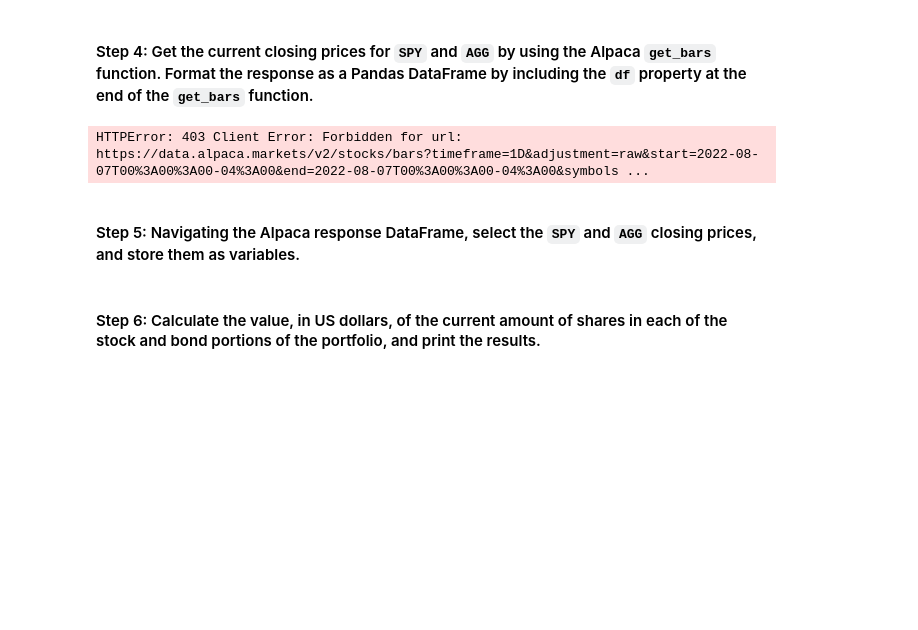
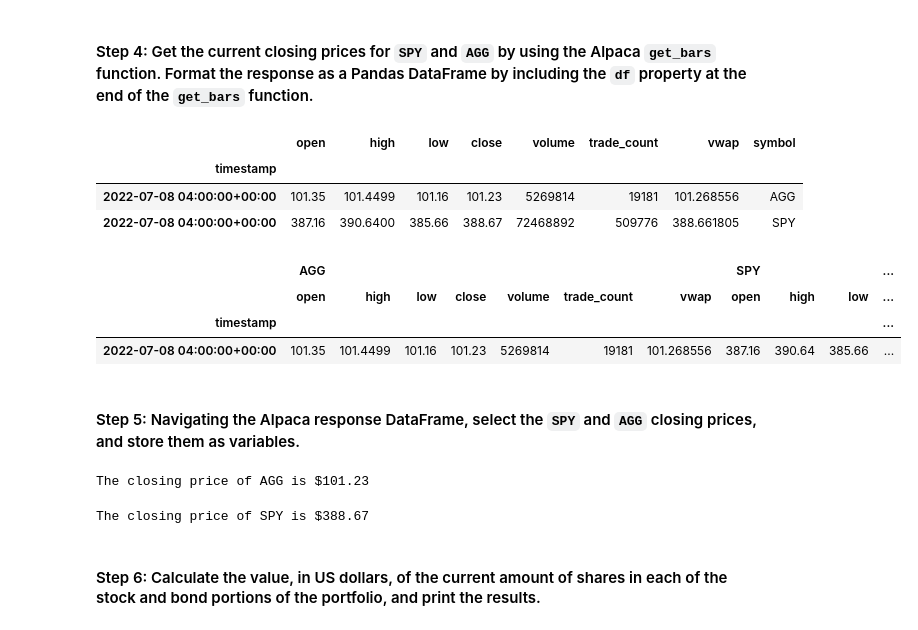
Before and after one commit to qrolston/Financial_planning_tools, a Jupyter notebook: financial_planning_tools.ipynb, the cells around one changed output. Drawn from its saved outputs; the diff is of its cells as text; code cells hidden in the pictures; blank space fills up the shorter version.

```diff
--- a/financial_planning_tools.ipynb
+++ b/financial_planning_tools.ipynb
@@ -216,48 +216,60 @@ timeframe = "1D"
 # Set both the start and end date at the date of your prior weekday
 # This will give you the closing price of the previous trading day
 # Alternatively you can use a start and end date of 2020-08-07
-start_date = pd.Timestamp("2022-08-07", tz="America/New_York").isoformat()
-end_date = pd.Timestamp("2022-08-07", tz="America/New_York").isoformat()
+start_date = pd.Timestamp("2022-07-08", tz="America/New_York").isoformat()
+end_date = pd.Timestamp("2022-07-08", tz="America/New_York").isoformat()
 # %% [markdown]
 #### Step 4: Get the current closing prices for `SPY` and `AGG` by using the Alpaca `get_bars` function. Format the response as a Pandas DataFrame by including the `df` property at the end of the `get_bars` function.
 # %%
 # Use the Alpaca get_bars function to get current closing prices the portfolio
 # Be sure to set the `df` property after the function to format the response object as a DataFrame
 closing_prices_df = alpaca.get_bars(
     tickers,
     timeframe,
     start = start_date,
     end = end_date
 ).df
+display(closing_prices_df)
 
 # Reorganize the DataFrame
 # Separate ticker data
 SPY = closing_prices_df[closing_prices_df['symbol']=='SPY'].drop('symbol', axis=1)
 AGG = closing_prices_df[closing_prices_df['symbol']=='AGG'].drop('symbol', axis=1)
 
 # Concatenate the ticker DataFrames
-closing_prices_df = pd.concat([SPY,AGG],axis=1, keys=['SPY','AGG'])
+closing_prices_df = pd.concat([AGG,SPY],axis=1, keys=['AGG','SPY'])
 
 # Review the first 5 rows of the Alpaca DataFrame
 closing_prices_df.head()
 # %% [output]
-HTTPError: 403 Client Error: Forbidden for url: https://data.alpaca.markets/v2/stocks/bars?timeframe=1D&adjustment=raw&start=2022-08-07T00%3A00%3A00-04%3A00&end=2022-08-07T00%3A00%3A00-04%3A00&symbols ...
+|  | open | high | low | close | volume | trade_count | vwap | symbol |
+| timestamp |  |  |  |  |  |  |  |  |
+| 2022-07-08 04:00:00+00:00 | 101.35 | 101.4499 | 101.16 | 101.23 | 5269814 | 19181 | 101.268556 | AGG |
+| 2022-07-08 04:00:00+00:00 | 387.16 | 390.6400 | 385.66 | 388.67 | 72468892 | 509776 | 388.661805 | SPY |
+|  | AGG |  |  |  |  |  |  | SPY |  |  | ... |
+|  | open | high | low | close | volume | trade_count | vwap | open | high | low | ... |
+| timestamp |  |  |  |  |  |  |  |  |  |  | ... |
+| 2022-07-08 04:00:00+00:00 | 101.35 | 101.4499 | 101.16 | 101.23 | 5269814 | 19181 | 101.268556 | 387.16 | 390.64 | 385.66 | ... |
 # %% [markdown]
 #### Step 5: Navigating the Alpaca response DataFrame, select the `SPY` and `AGG` closing prices, and store them as variables.
 # %%
 # Access the closing price for AGG from the Alpaca DataFrame
 # Converting the value to a floating point number
-agg_close_price = closing_prices_df["AGG"]["close"]
+agg_close_price = closing_prices_df["AGG"]["close"].item()
 
 # Print the AGG closing price
-display(agg_close_price)
+print(f'The closing price of AGG is ${agg_close_price}')
+# %% [output]
+The closing price of AGG is $101.23
 # %%
 # Access the closing price for SPY from the Alpaca DataFrame
 # Converting the value to a floating point number
-spy_close_price = closing_prices_df["SPY"]["close"]
+spy_close_price = closing_prices_df["SPY"]["close"].item()
 
 # Print the SPY closing price
-display(spy_close_price)
+print(f'The closing price of SPY is ${spy_close_price}')
+# %% [output]
+The closing price of SPY is $388.67
 # %% [markdown]
 #### Step 6: Calculate the value, in US dollars, of the current amount of shares in each of the stock and bond portions of the portfolio, and print the results.
 # %%
```
Also changed, not shown: parts of 16 cells of this notebook.
